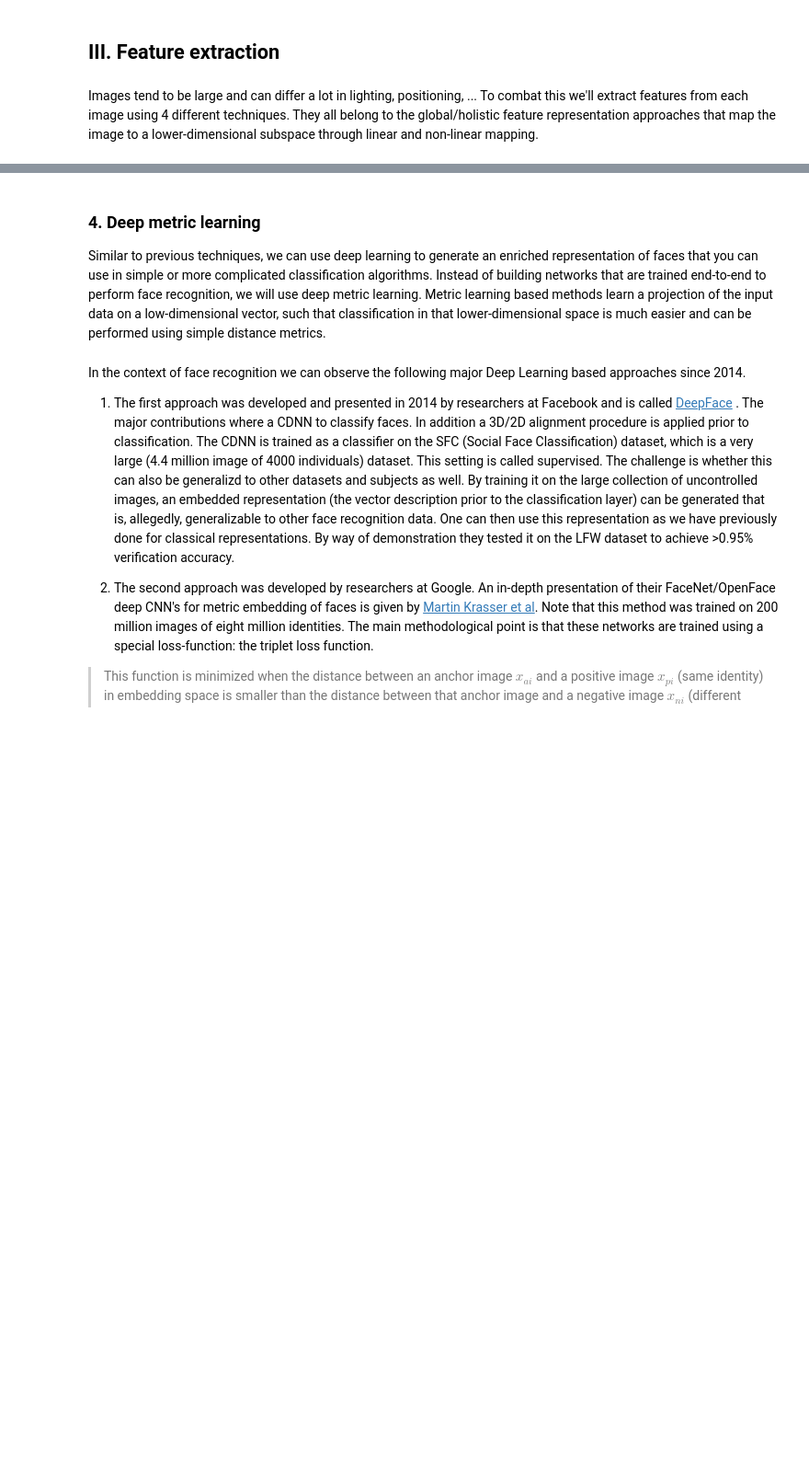
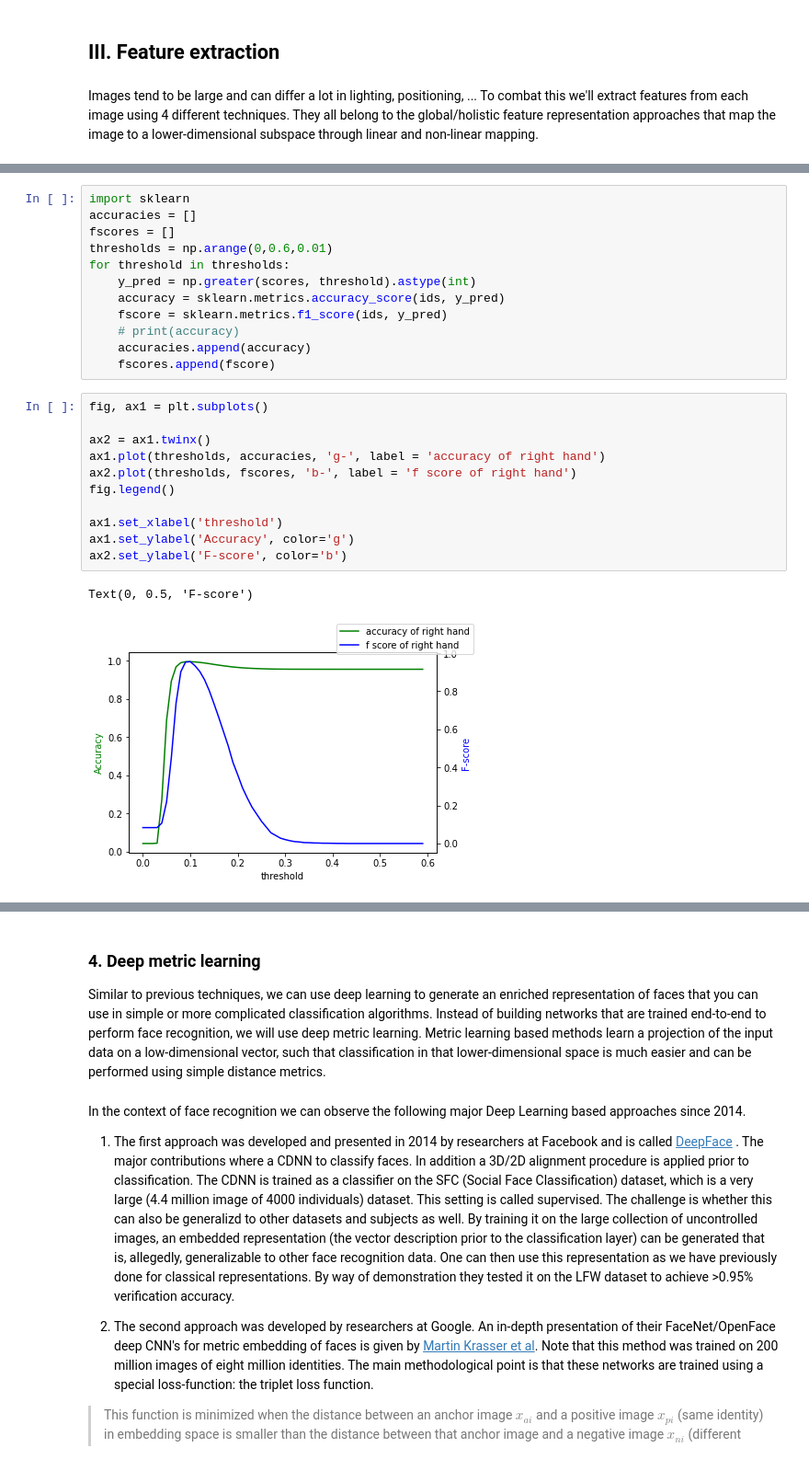
Before and after one commit to ivanlee1999/Biometrics, a Jupyter notebook: Assignment3/assignment_3_2022.ipynb, the cells around one changed output, grey strips where cells are left out. Shown at 92% size. Drawn from its saved outputs; the diff is of its cells as text; blank space fills up the shorter version.

```diff
--- a/Assignment3/assignment_3_2022.ipynb
+++ b/Assignment3/assignment_3_2022.ipynb
@@ -356,3 +455,29 @@ if DESC == FeatureDescriptor.LDA:
+# %%
+import sklearn
+accuracies = []
+fscores = []
+thresholds = np.arange(0,0.6,0.01)
+for threshold in thresholds:
+    y_pred = np.greater(scores, threshold).astype(int)
+    accuracy = sklearn.metrics.accuracy_score(ids, y_pred)
+    fscore = sklearn.metrics.f1_score(ids, y_pred)
+    # print(accuracy)
+    accuracies.append(accuracy)
+    fscores.append(fscore)
+# %%
+fig, ax1 = plt.subplots()
+
+ax2 = ax1.twinx()
+ax1.plot(thresholds, accuracies, 'g-', label = 'accuracy of right hand')
+ax2.plot(thresholds, fscores, 'b-', label = 'f score of right hand')
+fig.legend()
+
+ax1.set_xlabel('threshold')
+ax1.set_ylabel('Accuracy', color='g')
+ax2.set_ylabel('F-score', color='b')
+# %% [output]
+Text(0, 0.5, 'F-score')
+[figure, added]
 # %% [markdown]
 ### 3. LBP for face recognition
 
```
Also changed, not shown: parts of 23 cells of this notebook.
